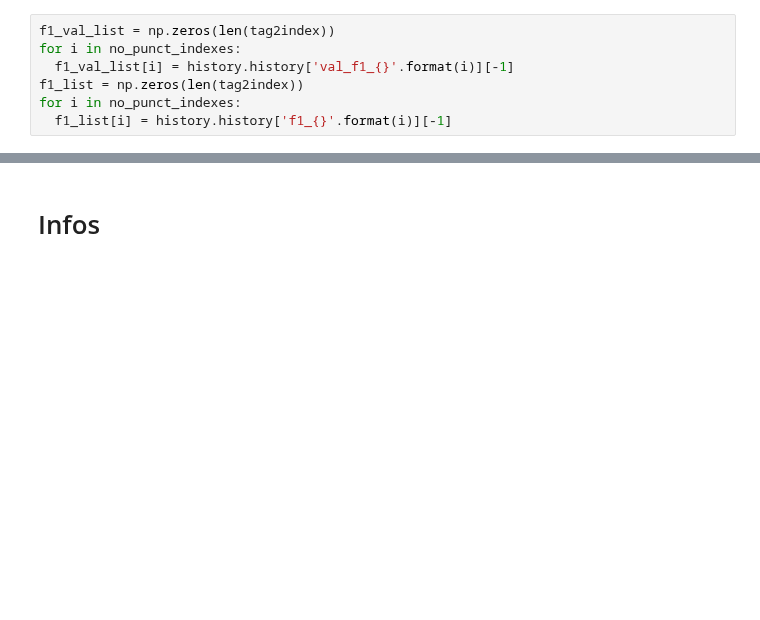
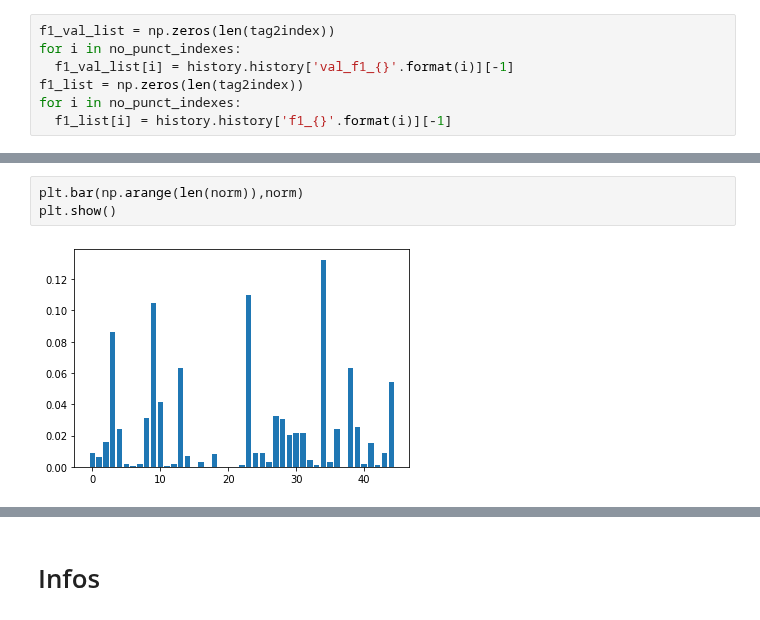
Before and after one commit to AirNicco8/NLP_Assignments, a Jupyter notebook: Assignment1/Assignment_1_Lstm_single.ipynb, the cells around one changed output, grey strips where cells are left out. Drawn from its saved outputs; the diff is of its cells as text; blank space fills up the shorter version.

```diff
--- a/Assignment1/Assignment_1_Lstm_single.ipynb
+++ b/Assignment1/Assignment_1_Lstm_single.ipynb
@@ -713,0 +709,5 @@ Tag: VBG --- Val_F1: 0.5079175233840942
+# %%
+plt.bar(np.arange(len(norm)),norm)
+plt.show()
+# %% [output]
+[figure, added]
```
Also changed, not shown: parts of 13 cells of this notebook.
